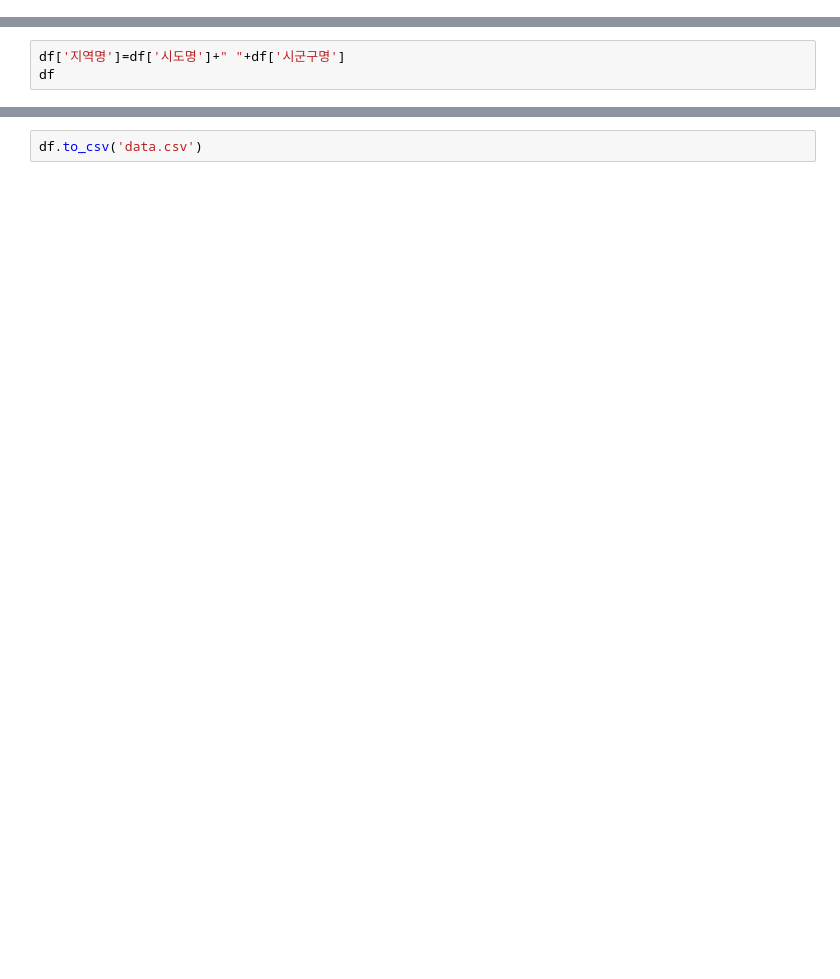
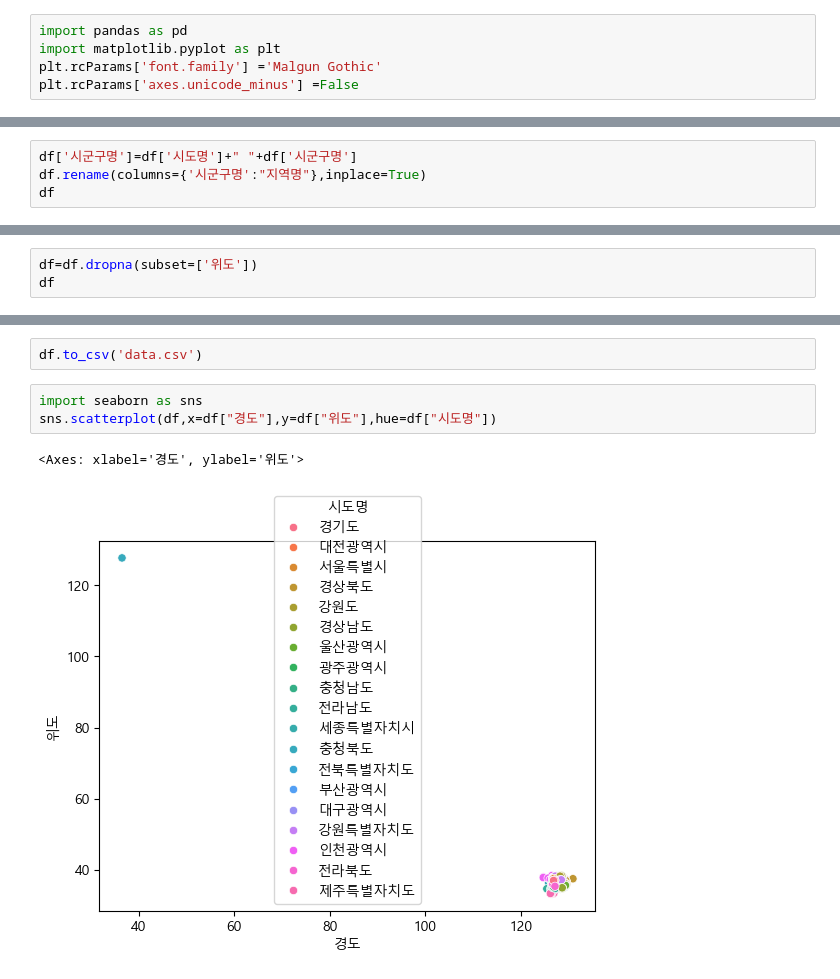
Before and after one commit to anyoungjin20040106/localData, a Jupyter notebook: dataset.ipynb, the cells around one changed output, grey strips where cells are left out. Saved outputs shown, nothing was run; the diff lists cells and outputs as text; blank space fills up the shorter version.

```diff
--- a/dataset.ipynb
+++ b/dataset.ipynb
@@ -3,3 +1,8 @@ import pandas as pd
+# %%
+import pandas as pd
+import matplotlib.pyplot as plt
+plt.rcParams['font.family'] ='Malgun Gothic'
+plt.rcParams['axes.unicode_minus'] =False
 # %%
 df=pd.read_csv('전국도서관표준데이터.csv',encoding="EUC-KR")
 df=df[['시도명','시군구명','위도','경도']]
@@ -19,6 +22,7 @@ df
 | 3796 | 전라북도 | 순창군 | 35.373735 | 127.140740 |
 3797 rows × 4 columns
 # %%
-df['지역명']=df['시도명']+" "+df['시군구명']
+df['시군구명']=df['시도명']+" "+df['시군구명']
+df.rename(columns={'시군구명':"지역명"},inplace=True)
 df
 # %% [output]
@@ -37,0 +30,3 @@ df
+# %%
+df=df.dropna(subset=['위도'])
+df
@@ -38,2 +47,8 @@ df
 # %%
 df.to_csv('data.csv')
+# %%
+import seaborn as sns
+sns.scatterplot(df,x=df["경도"],y=df["위도"],hue=df["시도명"])
+# %% [output]
+<Axes: xlabel='경도', ylabel='위도'>
+[figure, added]
```
Also changed, not shown: parts of 3 cells of this notebook, 1 other file.
